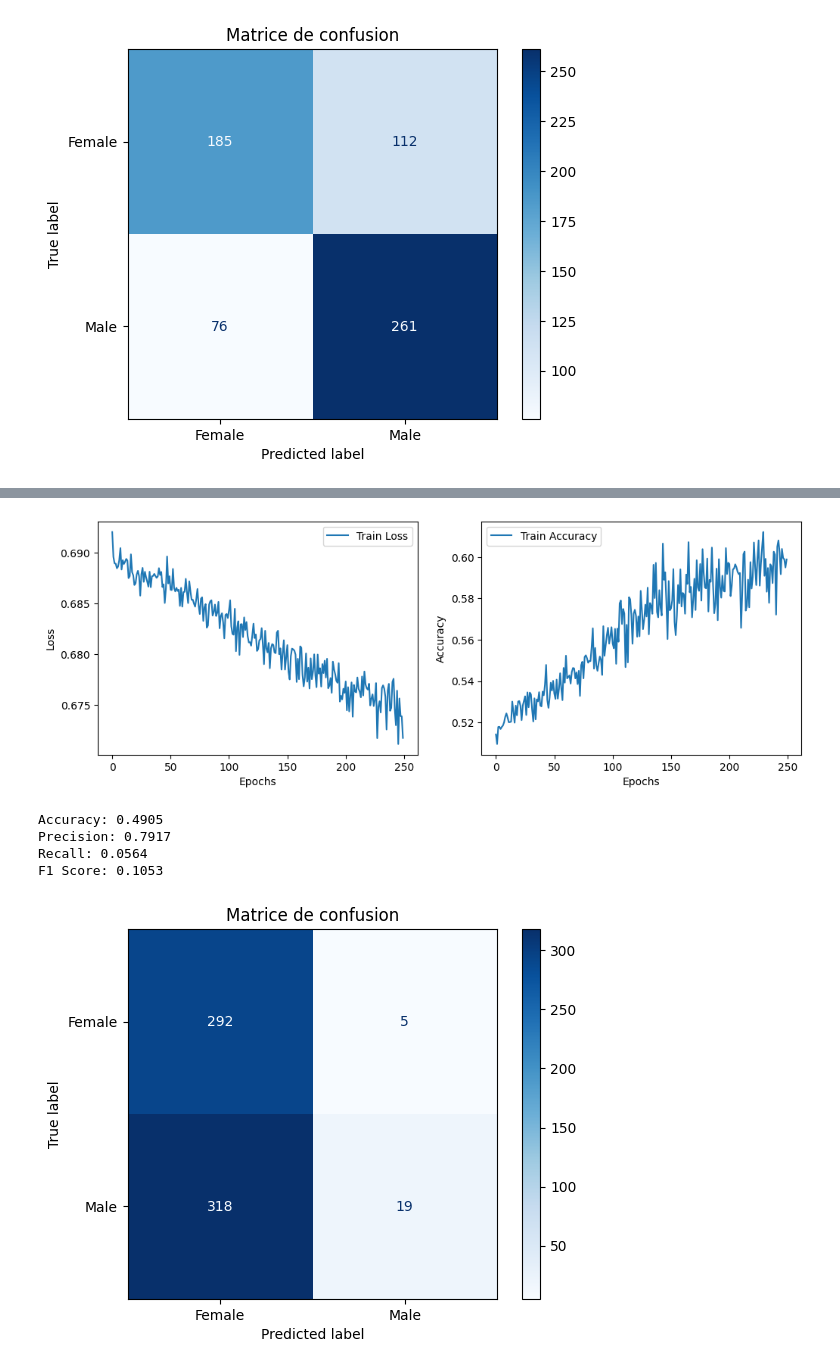
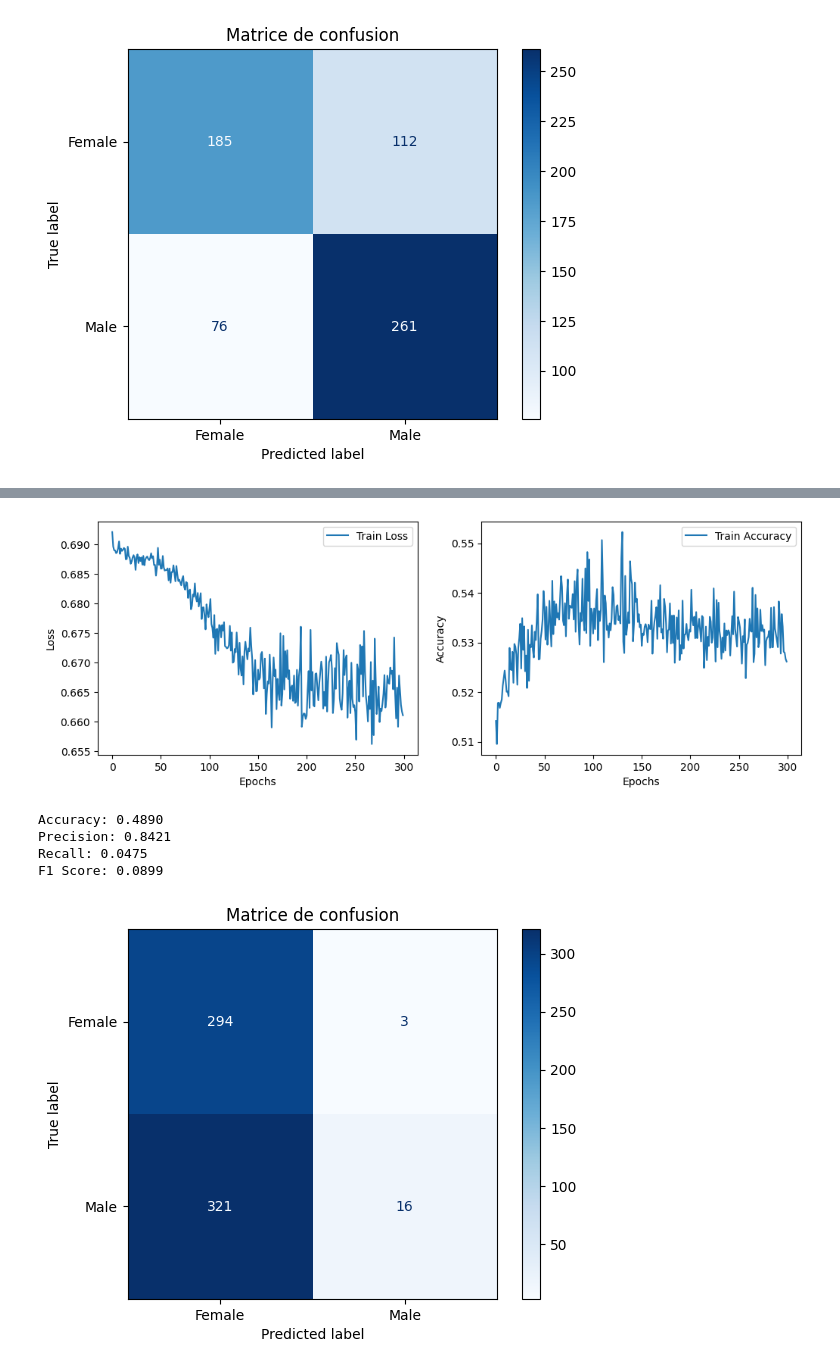
Before and after one commit to antoinerougier/AML, a Jupyter notebook: src/notebook/NN_hand.ipynb, the cells around one changed output, grey strips where cells are left out. Drawn from its saved outputs; the diff is of its cells as text; code cells hidden in the pictures.

Commit message:
change the third neural network beacuse gamma and beta didn't change

```diff
--- a/src/notebook/NN_hand.ipynb
+++ b/src/notebook/NN_hand.ipynb
@@ -533,11 +533,15 @@ def back_propagation(X, y, parameter, activations, cache, gamma1, beta1):
     dW1 = 1 / m * dZ1.dot(X.T)
     db1 = 1 / m * np.sum(dZ1, axis=1, keepdims=True)
 
-    gradients = {'dW1': dW1, 'db1': db1, 'dW2': dW2, 'db2': db2, 'dgamma1': np.sum(dZ1_bn * Z1_norm, axis=1), 'dbeta1': np.sum(dZ1_bn, axis=1)}
+    # Gradients pour gamma et beta
+    dgamma1 = np.sum(dZ1_bn * Z1_norm, axis=1, keepdims=True)
+    dbeta1 = np.sum(dZ1_bn, axis=1, keepdims=True)
+
+    gradients = {'dW1': dW1, 'db1': db1, 'dW2': dW2, 'db2': db2, 'dgamma1': dgamma1, 'dbeta1': dbeta1}
 
     return gradients
 
-def update(gradients, parameter, learning_rate):
+def update(gradients, parameter, gamma1, beta1, learning_rate):
     dW1 = gradients['dW1']
     dW2 = gradients['dW2']
     db1 = gradients['db1']
@@ -546,12 +550,20 @@ def update(gradients, parameter, learning_rate):
     W2 = parameter['W2']
     b1 = parameter['b1']
     b2 = parameter['b2']
+
+    # Mise à jour des paramètres du réseau
     W1 = W1 - learning_rate * dW1
     W2 = W2 - learning_rate * dW2
     b1 = b1 - learning_rate * db1
     b2 = b2 - learning_rate * db2
+
+    # Mise à jour des paramètres de Batch Normalization
+    gamma1 = gamma1 - learning_rate * gradients['dgamma1']
+    beta1 = beta1 - learning_rate * gradients['dbeta1']
+
     parameter = {'W1': W1, 'W2': W2, 'b1': b1, 'b2': b2}
-    return parameter
+
+    return parameter, gamma1, beta1
 
 def predict(X, parameter):
     activations, _ = forward_propagation(X, parameter, gamma1, beta1)
@@ -606,7 +618,7 @@ def neural_network(X, y, n1=16, learning_rate=0.1, epochs=50, batch_size=32):
             gradients = back_propagation(X_batch, y_batch, parametres, activations, cache, gamma1, beta1)
 
             # Mise à jour des paramètres
-            parametres = update(gradients, parametres, learning_rate)
+            parametres, gamma1, beta1 = update(gradients, parametres, gamma1, beta1, learning_rate)
 
         # Calcul de la perte et de l'accuracy moyenne pour l'époque
         train_loss.append(np.mean(epoch_loss))
@@ -637,8 +649,7 @@ y = y_train.reshape((1, y_train.shape[0]))
 gamma1 = np.ones((16, 1))
 beta1 = np.zeros((16, 1))
 
-
-parametres_final = neural_network(X, y, n1=16, learning_rate=0.01, epochs=250, batch_size=64)
+parametres_final = neural_network(X, y, n1=16, learning_rate=0.01, epochs=300, batch_size=64)
 
 X_test = X_test.T
 y_test = y_test.reshape((1, y_test.shape[0]))
@@ -683,6 +694,6 @@ Epoch 250/250, Loss: 0.6718, Accuracy: 0.5988
-[figure, old version]
+[figure, new version]
-Accuracy: 0.4905
-Precision: 0.7917
-Recall: 0.0564
-F1 Score: 0.1053
+Accuracy: 0.4890
+Precision: 0.8421
+Recall: 0.0475
+F1 Score: 0.0899
-[figure, old version]
+[figure, new version]
```
Also changed, not shown: parts of 1 cell of this notebook.
